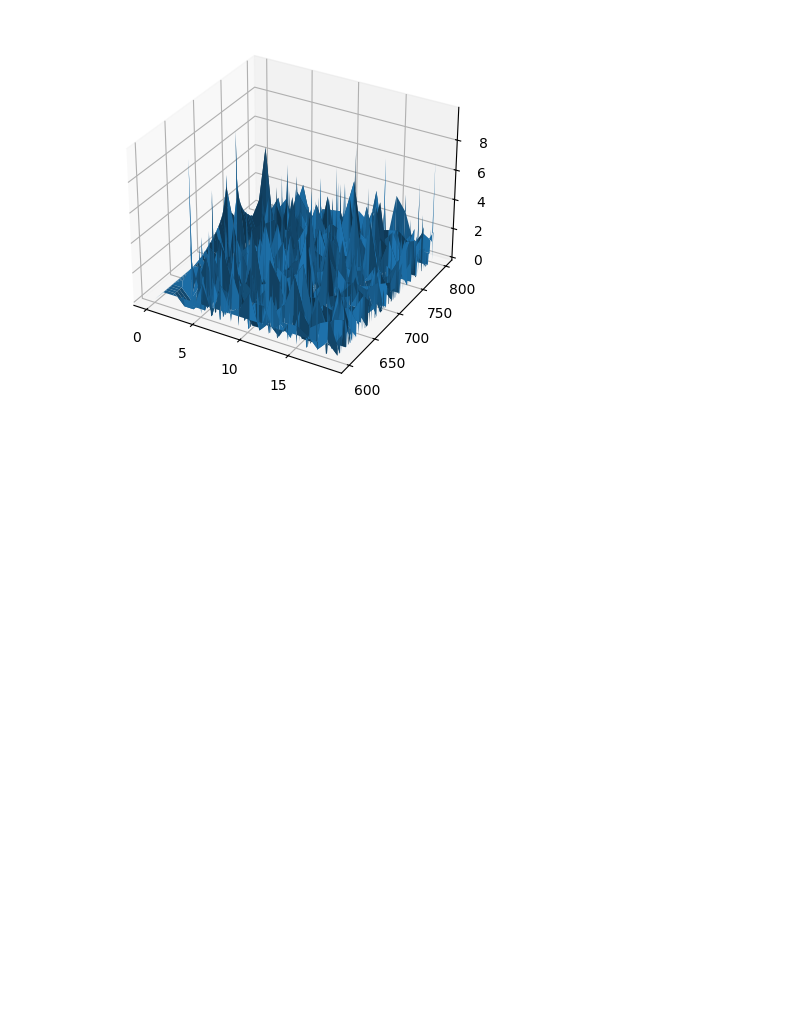
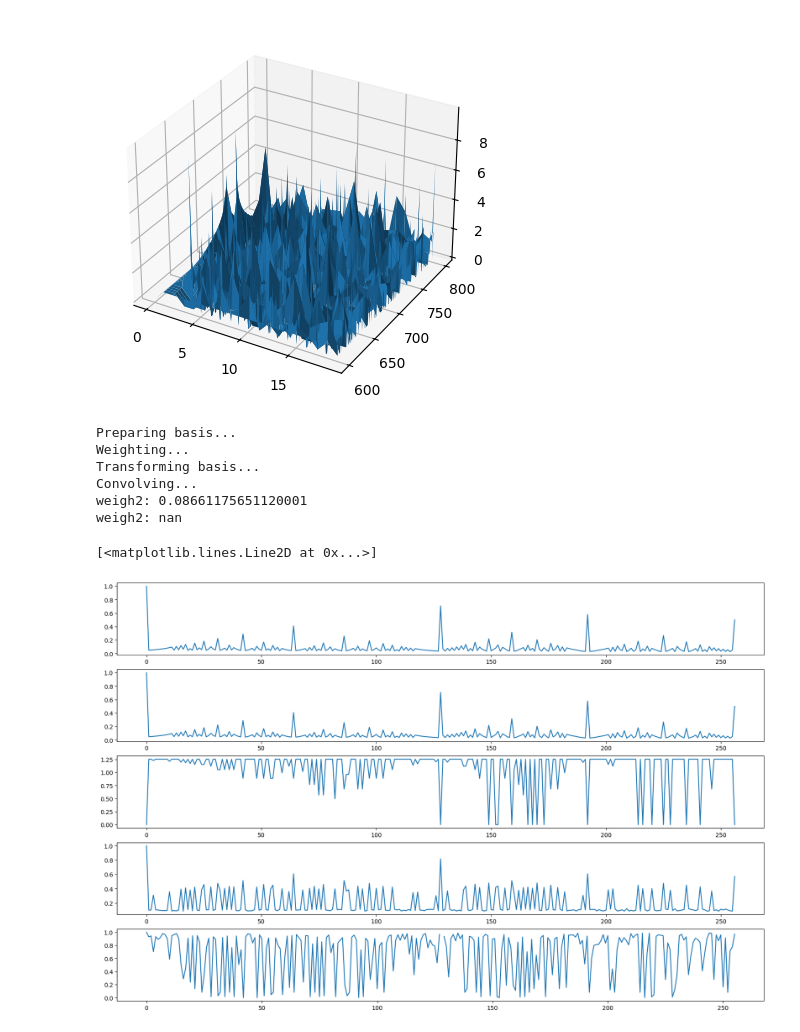
Before and after one commit to vsicurella/everytone-tools, a Jupyter notebook: cf_study.ipynb, the cells around one changed output. Saved outputs shown, nothing was run; the diff lists cells and outputs as text; code cells hidden in the pictures; blank space fills up the shorter version.

```diff
--- a/cf_study.ipynb
+++ b/cf_study.ipynb
@@ -235,3 +231,83 @@ ax.plot_surface(Xm, Ym, np.log(Z))
 # %% [output]
 <mpl_toolkits.mplot3d.art3d.Poly3DCollection at 0x...>
 [figure]
+# %%
+# compare he weights to cf weights
+
+import he
+
+harmonicEntropy = he.HarmonicEntropy(N=20)
+harmonicEntropy.calculate()
+
+he_basis_decimals = np.vectorize(cents_to_ratio)(harmonicEntropy.basis_cents)
+he_basis_cfs =  [ get_cf(d, 64) for d in he_basis_decimals ]
+he_basis_cf_weights = 1 / np.vectorize(lambda d: he_decimal_approx([d], 1024, 0.1))(he_basis_decimals)
+he_basis_slopes = [ np.sqrt(np.arctan(get_cf_slope(np.asarray(cf)))) for cf in he_basis_cfs ]
+
+def get_cf_weight2(cf):
+    # we want to make a number that's bigger for how dissonant it is
+    # unsure of scaling/range but max consonance could either be 0 or 1 depending on space
+
+    # if a cf is shorter than max length it's basically rational
+    # for values very close to a rational number things can get funky so use error to find weight based on ideal weight
+    # firmly irrational numbers will not have a large variation in cf digit magnitudes
+
+
+    # idea -- combine different measures
+    # rational index - how close it is to a rational number, used to factor error in
+    # harmonic index - how harmonic the rationals are
+
+    # irrational index - how close it is to a irrational sequence (maybe determine some other harmonic measure)
+    # like the golden ratio can we see if it has good combination tone properties?
+    # or inspired from the square root of two could we have some measures of maximal dissonance (versus maximal consonance like unison)
+
+    # look at CFs of ratio log2s?? or log3s??? etc. (approximate closeness to an equal temperament interval...probably not useful.)
+    #   -- maybe in context of chords looking at a square root of some intervals could be useful for arithmetic indexes
+
+    # hypsum test
+    return (1 - (1 - 0.5 / np.log2(np.sum(np.vectorize(lambda x: np.sqrt(1+x*x))(np.asarray(cf))))) ** 3)
+
+def get_cf_entropy(cf, max_bits=None):
+    if max_bits is None:
+        max_bits = len(cf)
+    bits = [ 0, 0 ]
+    k = 0 if cf[0] > 0 else 1
+    i = 0 if cf[0] > 0 else 1
+    while i < len(cf) and i <= max_bits:
+        bits[k] += cf[i]
+        i+=1
+        k = (k+1)%2
+    amt = bits[0]+bits[1]
+    if amt == 1:
+        return 0
+
+    pl = bits[0]/amt
+    pr = bits[1]/amt
+    return -(pl)*np.log2(pl) - (pr)*np.log2(pr)
+def get_cf_entropy_dec(dec, max_bits=64):
+    return get_cf_entropy(get_cf(dec, max_bits, 1e7), max_bits)
+
+he_basis_weights2 = np.asarray([ get_cf_weight2(cf) for cf in he_basis_cfs ])
+print(f"weigh2: {he_basis_weights2.min()}")
+
+he_basis_weights3 = np.asarray([ 1 - get_cf_entropy(cf) for cf in he_basis_cfs ])
+print(f"weigh2: {he_basis_weights3.min()}")
+
+
+figure, axes = plt.subplots(5, 1)
+figure.set_size_inches(20, 13)
+
+axes[0].plot(harmonicEntropy.basis_weights)
+axes[1].plot(he_basis_cf_weights)
+axes[2].plot(he_basis_slopes)
+axes[3].plot(he_basis_weights2)
+axes[4].plot(he_basis_weights3)
+# %% [output]
+Preparing basis...
+Weighting...
+Transforming basis...
+Convolving...
+weigh2: 0.08661175651120001
+weigh2: nan
+[<matplotlib.lines.Line2D at 0x...>]
+[figure, added]
```
Also changed, not shown: parts of 5 cells of this notebook.
